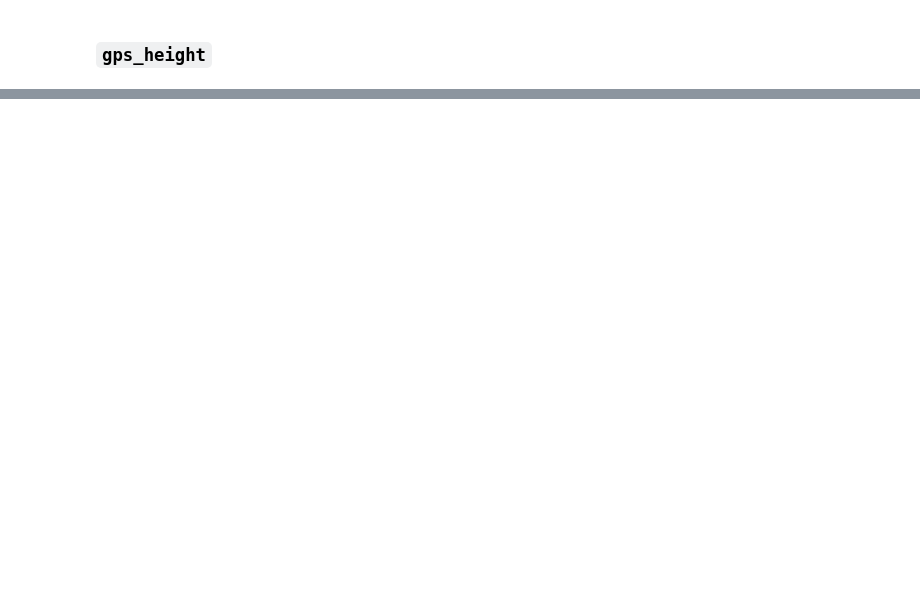
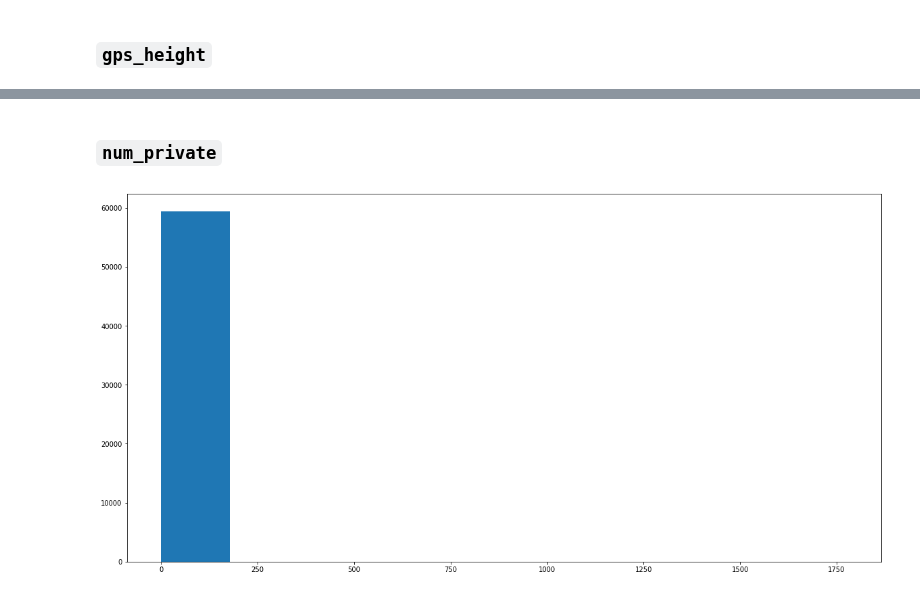
Before and after one commit to s28kiru/clean-pump-prediction, a Jupyter notebook: eda.ipynb, the cells around one changed output, grey strips where cells are left out. Cells and saved outputs as stored; diff of their text form; code cells hidden in the pictures; blank space fills up the shorter version.

```diff
--- a/eda.ipynb
+++ b/eda.ipynb
@@ -148,0 +281,6 @@ histogram(test_data['gps_height'])
+# %% [markdown]
+### `num_private`
+# %%
+histogram(train_data['num_private'])
+# %% [output]
+[figure, added]
```
Also changed, not shown: parts of 47 cells of this notebook.
